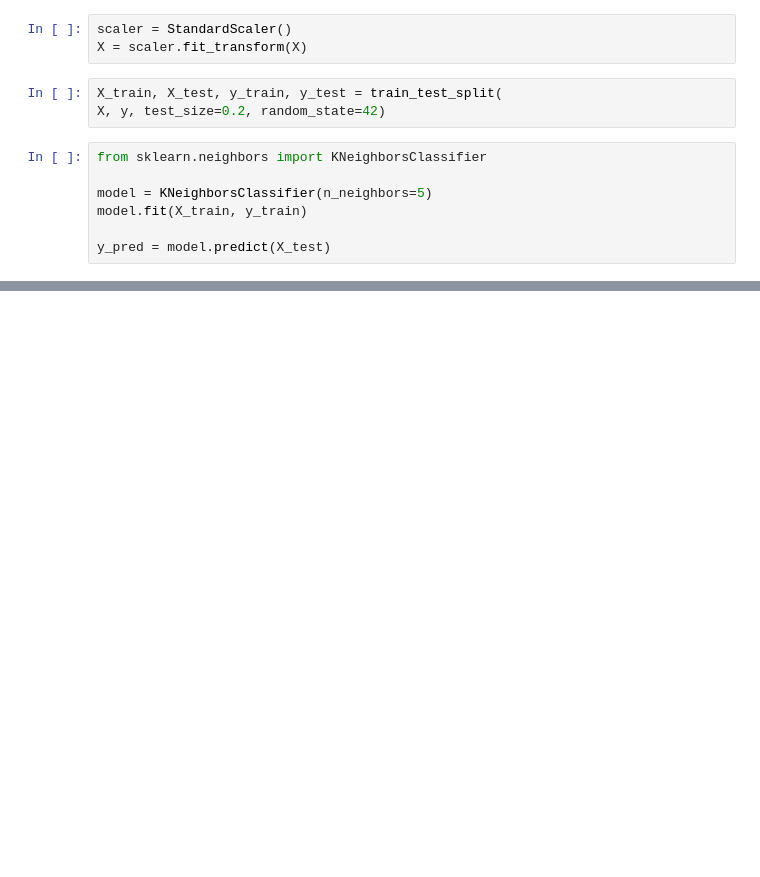
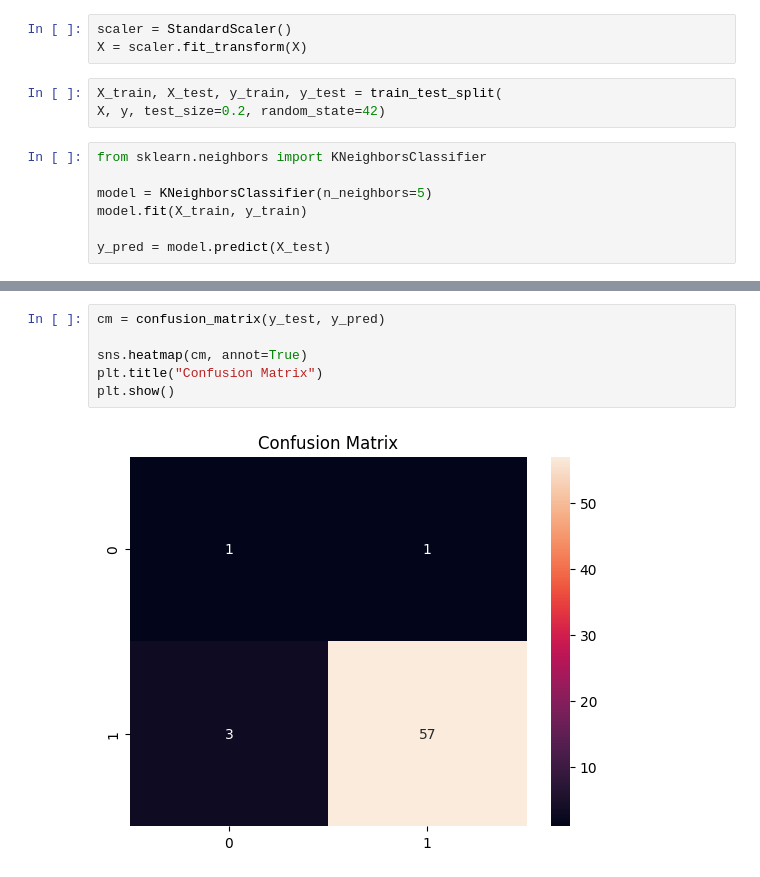
Before and after one commit to harshi2410/ML_Project, a Jupyter notebook: 02_knn_model.ipynb, the cells around one changed output, grey strips where cells are left out. Cells and saved outputs as stored; diff of their text form; blank space fills up the shorter version.

```diff
--- a/02_knn_model.ipynb
+++ b/02_knn_model.ipynb
@@ -80,0 +105,8 @@ y_pred = model.predict(X_test)
+# %%
+cm = confusion_matrix(y_test, y_pred)
+
+sns.heatmap(cm, annot=True)
+plt.title("Confusion Matrix")
+plt.show()
+# %% [output]
+[figure, added]
```
Also changed, not shown: parts of 5 cells of this notebook.
